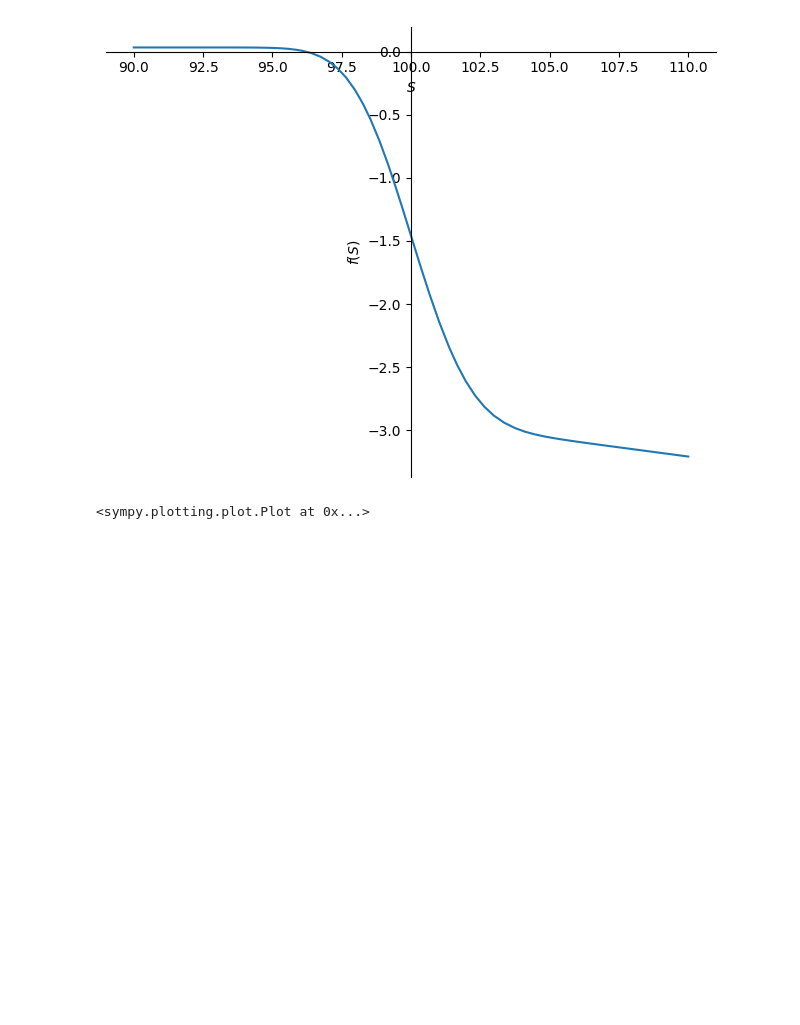
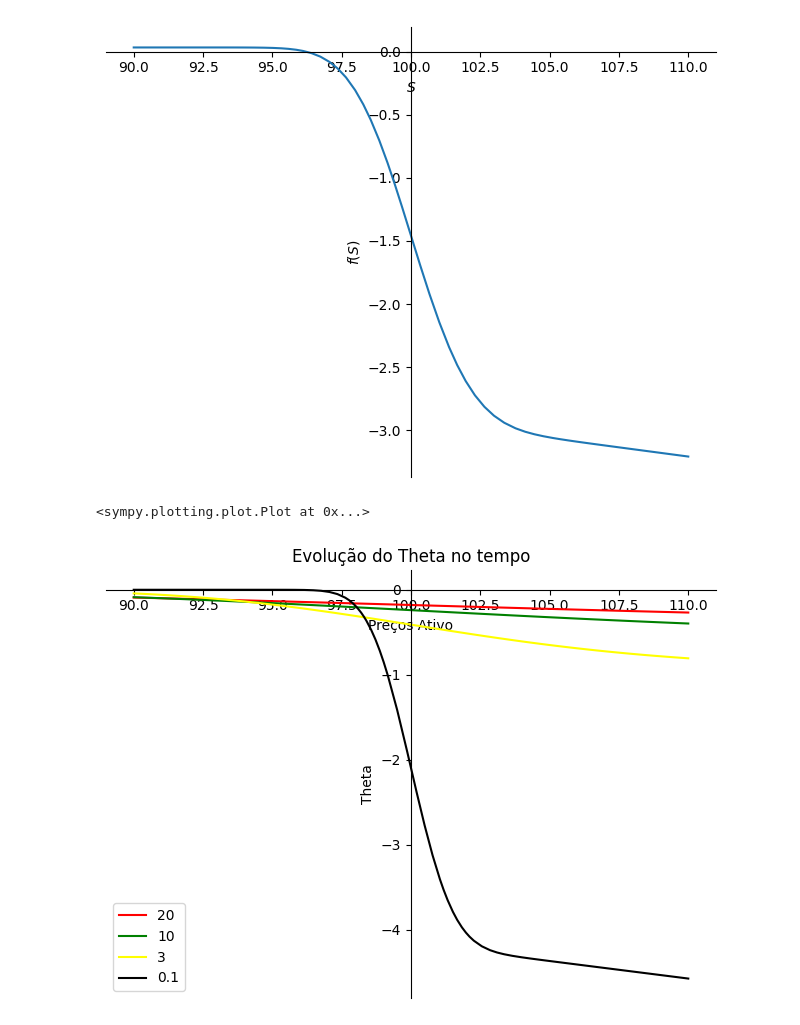
Before and after one commit to Felipe-Pinto/python_para_exatas, a Jupyter notebook: BS_Sympy.ipynb, the cells around one changed output. Drawn from its saved outputs; the diff is of its cells as text; code cells hidden in the pictures; blank space fills up the shorter version.

```diff
--- a/BS_Sympy.ipynb
+++ b/BS_Sympy.ipynb
@@ -121,3 +121,22 @@ plot(Teta, (S, 90, 110))
 # %% [output]
 [figure]
 <sympy.plotting.plot.Plot at 0x...>
+# %%
+Teta1 = theta(r, S, K, Ti[0], sigma, type="c")
+Teta2 = theta(r, S, K, Ti[1], sigma, type="c")
+Teta3 = theta(r, S, K, Ti[2], sigma, type="c")
+Teta4 = theta(r, S, K, Ti[3], sigma, type="c")
+# %%
+p1 = plot(Teta1, Teta2, Teta3, Teta4, (S, 90, 110), show=False, title='Evolução do Theta no tempo', xlabel='Preços Ativo', ylabel='Theta',  legend=True)
+# %%
+p1[0].line_color = 'red'
+p1[0].label = '20'
+p1[1].line_color = 'green'
+p1[1].label = '10'
+p1[2].line_color = 'yellow'
+p1[2].label = '3'
+p1[3].line_color = 'black'
+p1[3].label = '0.1'
+p1.show()
+# %% [output]
+[figure, added]
```
Also changed, not shown: parts of 1 cell of this notebook.
